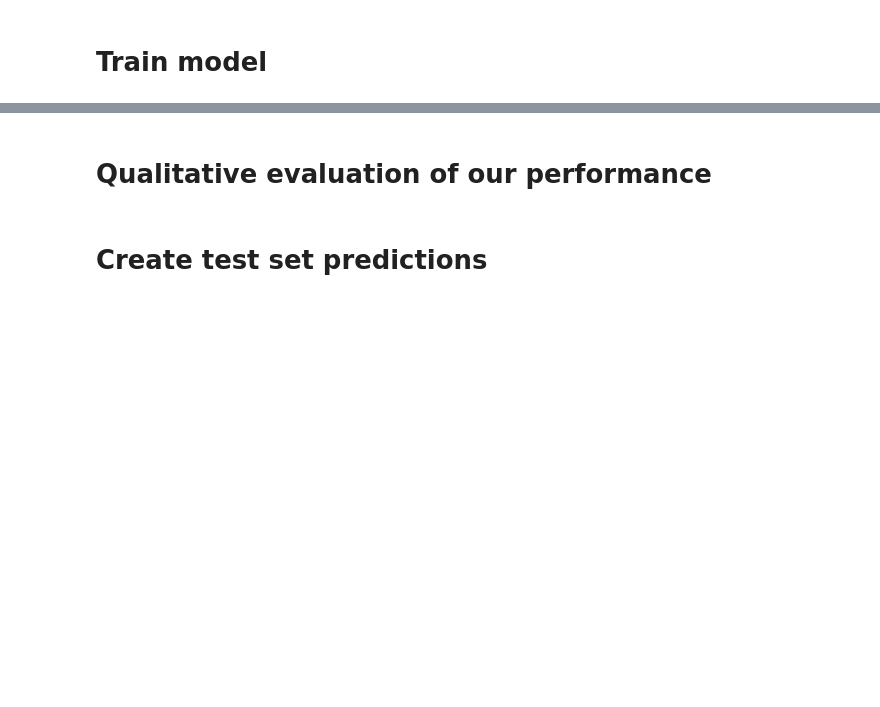
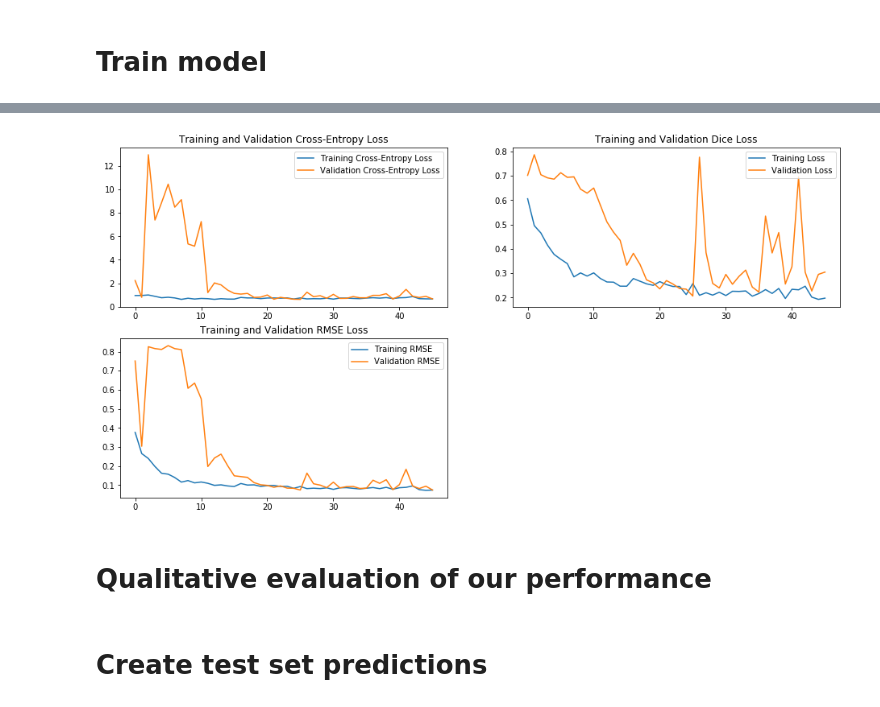
Before and after one commit to ardaduz/cil-road-segmentation, a Jupyter notebook: baseline-cnn/baseline-cnn.ipynb, the cells around one changed output, grey strips where cells are left out. Saved outputs shown, nothing was run; the diff lists cells and outputs as text; code cells hidden in the pictures; blank space fills up the shorter version.

Commit message:
changed loss to dice only

```diff
--- a/baseline-cnn/baseline-cnn.ipynb
+++ b/baseline-cnn/baseline-cnn.ipynb
@@ -138,9 +138,7 @@ def _augment(img,
              scale=1,  # Scale image e.g. 1 / 255.
              hue_delta=0,  # Adjust the hue of an RGB image by random factor
              horizontal_flip=False,  # Random left right flip,
-             rotate90=False,  # Random number of 90° rotations
-             width_shift_range=0,  # Randomly translate the image horizontally
-             height_shift_range=0):  # Randomly translate the image vertically
+             rotate90=False):  # Random number of 90° rotations
   if resize is not None:
     # Resize both images
     label_img = tf.image.resize_images(label_img, resize)
@@ -151,7 +149,6 @@ def _augment(img,
 
   img, label_img = flip_img(horizontal_flip, img, label_img)
   img, label_img = rot90_img(rotate90, img, label_img)
-  #img, label_img = shift_img(img, label_img, width_shift_range, height_shift_range)
   label_img = tf.cast(label_img, tf.dtypes.float32) * scale
   img = tf.cast(img, tf.dtypes.float32) * scale
   return img, label_img
@@ -329,6 +326,6 @@ Here, we'll use a specialized loss function that combines binary cross entropy a
 # %%
-def bce_dice_loss(y_true, y_pred):
-  loss = losses.binary_crossentropy(y_true, y_pred) + dice_loss(y_true, y_pred)
+def bce_loss(y_true, y_pred):
+  loss = losses.binary_crossentropy(y_true, y_pred)
   return loss
 # %%
 def root_mean_squared_error(y_true, y_pred):
@@ -338,6 +335,6 @@ def root_mean_squared_error(y_true, y_pred):
 ## Compile model
 # %%
 model.compile(optimizer='adam',
-              loss=bce_dice_loss,
-              metrics=[dice_loss, root_mean_squared_error])
+              loss=dice_loss,
+              metrics=[bce_loss, dice_loss, root_mean_squared_error])
 model.summary()
@@ -344,7 +359,7 @@ model.summary()
 # %%
 save_model_path = 'weights_epoch{epoch:03d}_rmse{val_root_mean_squared_error:.4f}.hdf5'
-cp = tf.keras.callbacks.ModelCheckpoint(filepath=save_model_path, monitor='val_root_mean_squared_error', save_best_only=True, verbose=1)
-es = tf.keras.callbacks.EarlyStopping(monitor='val_root_mean_squared_error', min_delta=0.01, patience=20, verbose=1, mode='auto', restore_best_weights=True)
+cp = tf.keras.callbacks.ModelCheckpoint(filepath=save_model_path, monitor='val_loss', save_best_only=True, verbose=1)
+es = tf.keras.callbacks.EarlyStopping(monitor='val_loss', min_delta=0.01, patience=20, verbose=1, mode='auto', restore_best_weights=True)
 # %% [markdown]
 # Train model
 # %%
@@ -357,35 +390,37 @@ history = model.fit(train_ds,
 # %%
 rmse = history.history['root_mean_squared_error']
 val_rmse = history.history['val_root_mean_squared_error']
 
-dice = history.history['dice_loss']
-val_dice = history.history['val_dice_loss']
+bce = history.history['bce_loss']
+val_bce = history.history['val_bce_loss']
 
 loss = history.history['loss']
 val_loss = history.history['val_loss']
 
 epochs_range = range(len(loss))
 
 plt.figure(figsize=(16, 8))
 plt.subplot(2, 2, 1)
-plt.plot(epochs_range, dice, label='Training Dice Loss')
-plt.plot(epochs_range, val_dice, label='Validation Dice Loss')
+plt.plot(epochs_range, bce, label='Training Cross-Entropy Loss')
+plt.plot(epochs_range, val_bce, label='Validation Cross-Entropy Loss')
 plt.legend(loc='upper right')
-plt.title('Training and Validation Dice Loss')
+plt.title('Training and Validation Cross-Entropy Loss')
 
 plt.subplot(2, 2, 2)
 plt.plot(epochs_range, loss, label='Training Loss')
 plt.plot(epochs_range, val_loss, label='Validation Loss')
 plt.legend(loc='upper right')
-plt.title('Training and Validation Loss')
+plt.title('Training and Validation Dice Loss')
 
 plt.subplot(2, 2, 3)
 plt.plot(epochs_range, rmse, label='Training RMSE')
 plt.plot(epochs_range, val_rmse, label='Validation RMSE')
 plt.legend(loc='upper right')
 plt.title('Training and Validation RMSE Loss')
 
 plt.show()
+# %% [output]
+[figure, added]
 # %% [markdown]
 # Qualitative evaluation of our performance
 # %%
```
Also changed, not shown: parts of 12 cells of this notebook.
